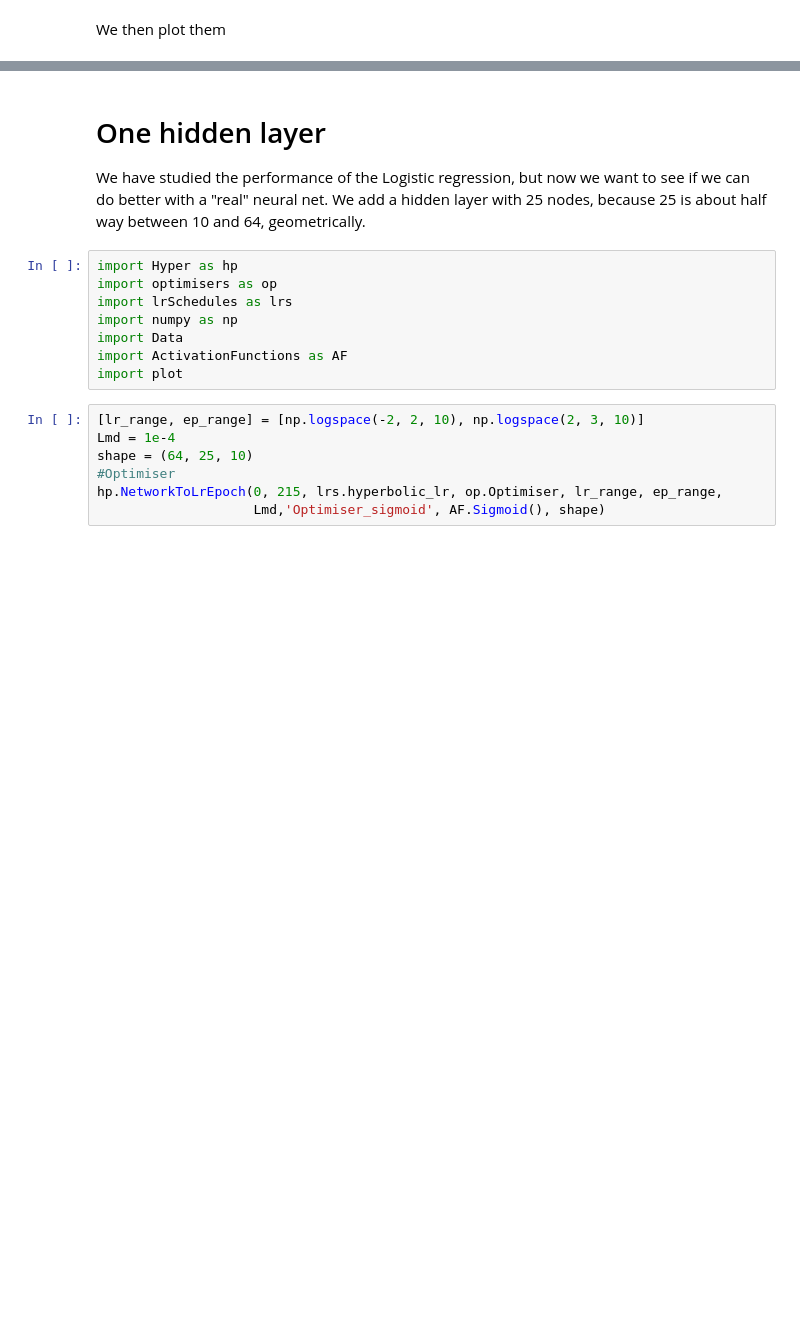
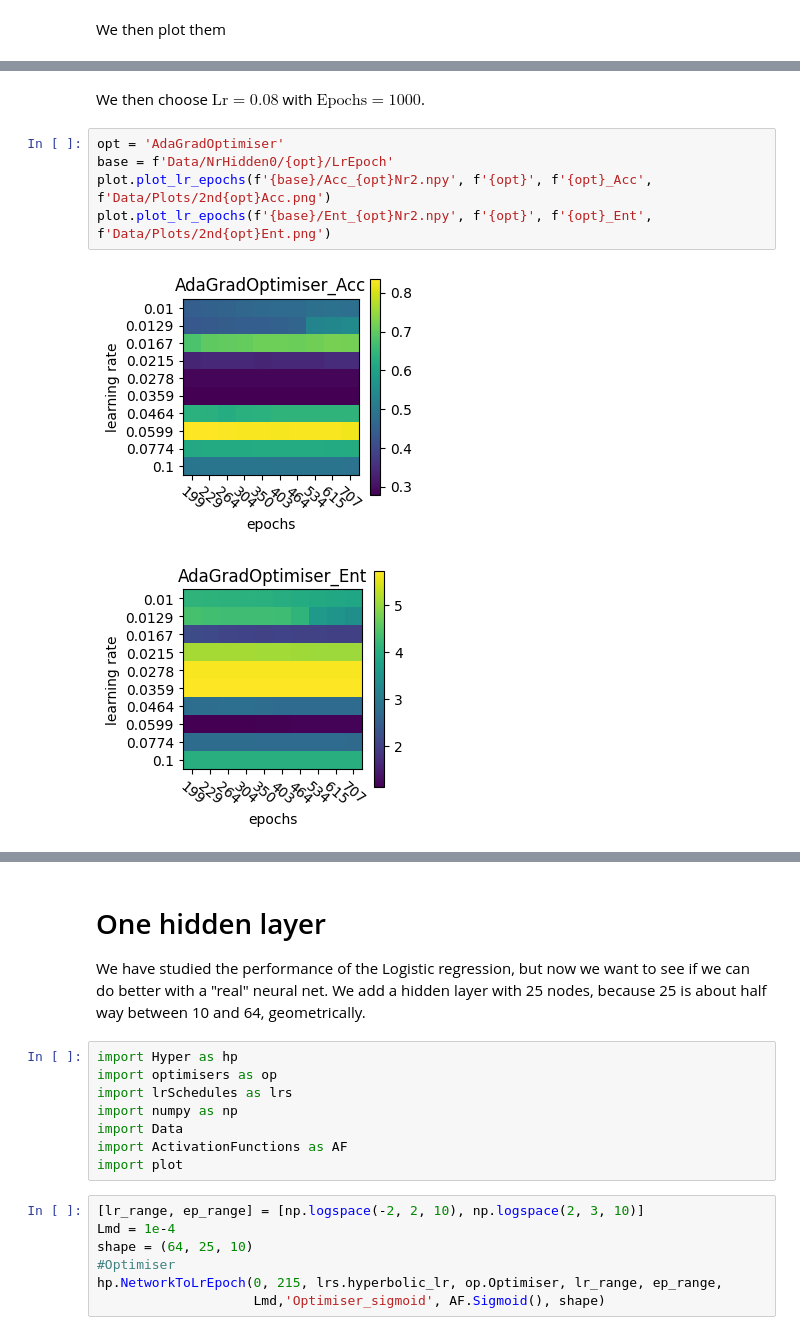
Before and after one commit to DavidSvejda2507/FYS-STK4155-Project-2, a Jupyter notebook: Notebook.ipynb, the cells around one changed output, grey strips where cells are left out. Drawn from its saved outputs; the diff is of its cells as text; blank space fills up the shorter version.

Commit message:
rerun all 0 hidden cells and added imshow weights

```diff
--- a/Notebook.ipynb
+++ b/Notebook.ipynb
@@ -315,0 +344,10 @@ plot.plot_lr_epochs(f'{base}/Ent_{opt}Nr2.npy', f'{opt}', f'{opt}_Ent', f'Data/P
+# %% [markdown]
+We then choose $\text{Lr} = 0.08$ with $\text{Epochs} = 1000$.
+# %%
+opt = 'AdaGradOptimiser'
+base = f'Data/NrHidden0/{opt}/LrEpoch'
+plot.plot_lr_epochs(f'{base}/Acc_{opt}Nr2.npy', f'{opt}', f'{opt}_Acc', f'Data/Plots/2nd{opt}Acc.png')
+plot.plot_lr_epochs(f'{base}/Ent_{opt}Nr2.npy', f'{opt}', f'{opt}_Ent', f'Data/Plots/2nd{opt}Ent.png')
+# %% [output]
+[figure, added]
+[figure, added]
```
Also changed, not shown: parts of 36 cells of this notebook, 42 other files.
